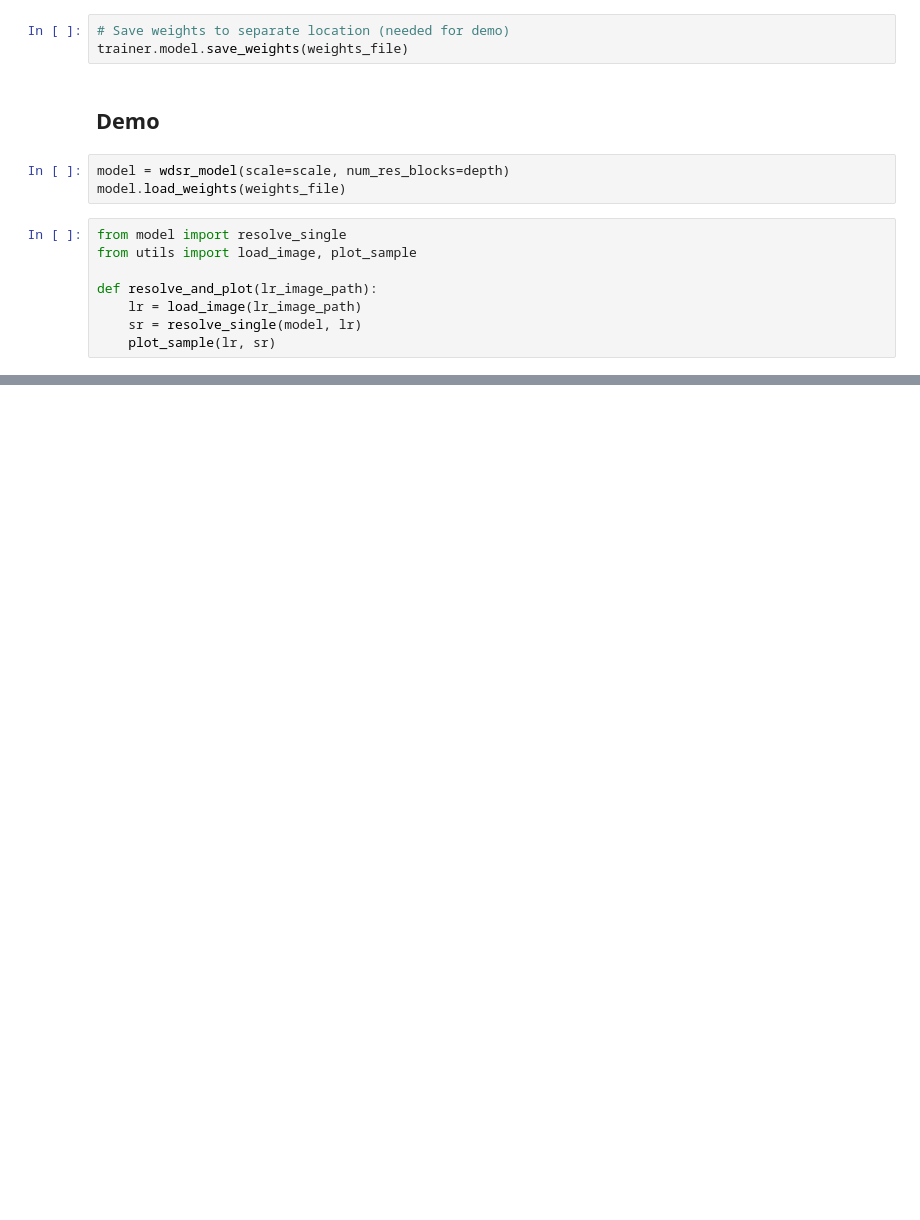
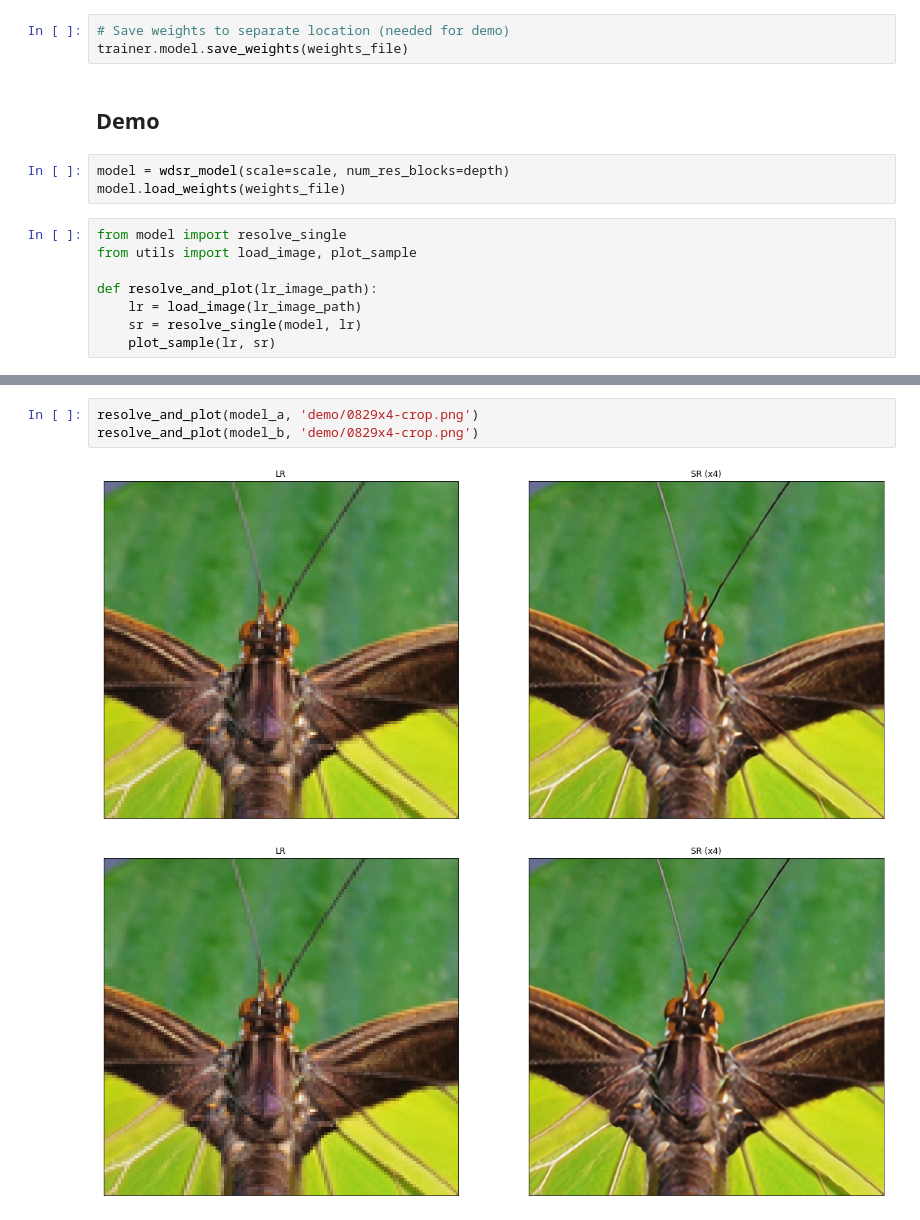
Before and after one commit to ekalachev/super-resolution-with-training, a Jupyter notebook: wdsr.ipynb, the cells around one changed output, grey strips where cells are left out. Drawn from its saved outputs; the diff is of its cells as text; blank space fills up the shorter version.

```diff
--- a/wdsr.ipynb
+++ b/wdsr.ipynb
@@ -107,0 +161,6 @@ resolve_and_plot('demo/0851x4-crop.png')
+# %%
+resolve_and_plot(model_a, 'demo/0829x4-crop.png')
+resolve_and_plot(model_b, 'demo/0829x4-crop.png')
+# %% [output]
+[figure, added]
+[figure, added]
```
Also changed, not shown: parts of 9 cells of this notebook, 2 other files.
